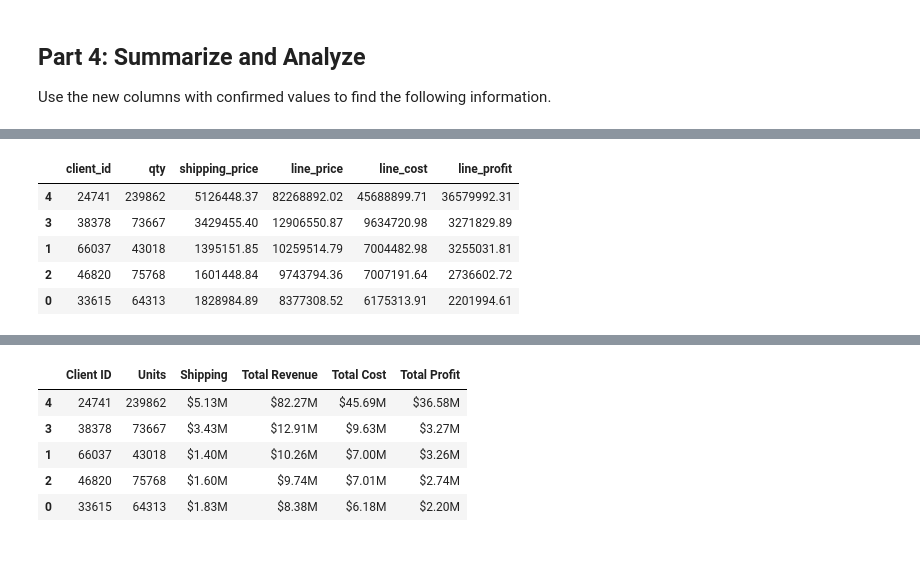
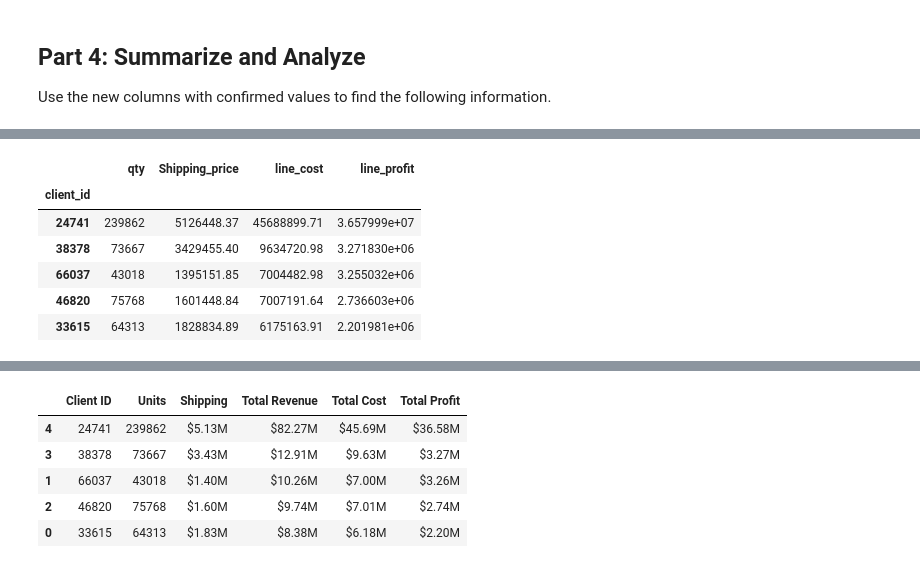
Before and after one commit to jrios46/pandas_challenge1, a Jupyter notebook: module_4_challenge.ipynb, the cells around one changed output, grey strips where cells are left out. Cells and saved outputs as stored; diff of their text form; code cells hidden in the pictures.

```diff
--- a/module_4_challenge.ipynb
+++ b/module_4_challenge.ipynb
@@ -236,4 +249,10 @@ Use the new columns with confirmed values to find the following information.
 # %%
 # How much did each of the top 5 clients by quantity
 # spend? Check your work from Part 1 for client ids.
+
+filtered_df = df[df['client_id'].apply(lambda x: x in top_5_clients)]
+
+#filtered_df[["client_id", "unit_price","qty", "line_subtotal"]].head()
+
+filtered_df
 # %% [output]
@@ -245,15 +272,25 @@ Use the new columns with confirmed values to find the following information.
 # %%
 # Create a summary DataFrame showing the totals for the
 # for the top 5 clients with the following information:
 # total units purchased, total shipping price,
 # total revenue, and total profit. Sort by total profit.
+total_df = filtered_df.groupby('client_id').agg({
+    'qty': 'sum',
+    'Shipping_price': 'sum',
+    'line_cost': 'sum',
+    'line_profit': 'sum'
+})
+summary_df = total_df.sort_values(by='line_profit', ascending=False)
+
+summary_df.head()
 # %% [output]
-|  | client_id | qty | shipping_price | line_price | line_cost | line_profit |
-| 4 | 24741 | 239862 | 5126448.37 | 82268892.02 | 45688899.71 | 36579992.31 |
-| 3 | 38378 | 73667 | 3429455.40 | 12906550.87 | 9634720.98 | 3271829.89 |
-| 1 | 66037 | 43018 | 1395151.85 | 10259514.79 | 7004482.98 | 3255031.81 |
-| 2 | 46820 | 75768 | 1601448.84 | 9743794.36 | 7007191.64 | 2736602.72 |
-| 0 | 33615 | 64313 | 1828984.89 | 8377308.52 | 6175313.91 | 2201994.61 |
+|  | qty | Shipping_price | line_cost | line_profit |
+| client_id |  |  |  |  |
+| 24741 | 239862 | 5126448.37 | 45688899.71 | 3.657999e+07 |
+| 38378 | 73667 | 3429455.40 | 9634720.98 | 3.271830e+06 |
+| 66037 | 43018 | 1395151.85 | 7004482.98 | 3.255032e+06 |
+| 46820 | 75768 | 1601448.84 | 7007191.64 | 2.736603e+06 |
+| 33615 | 64313 | 1828834.89 | 6175163.91 | 2.201981e+06 |
 # %%
 # Format the data and rename the columns
 # to names suitable for presentation.
```
Also changed, not shown: parts of 7 cells of this notebook, 1 other file.
